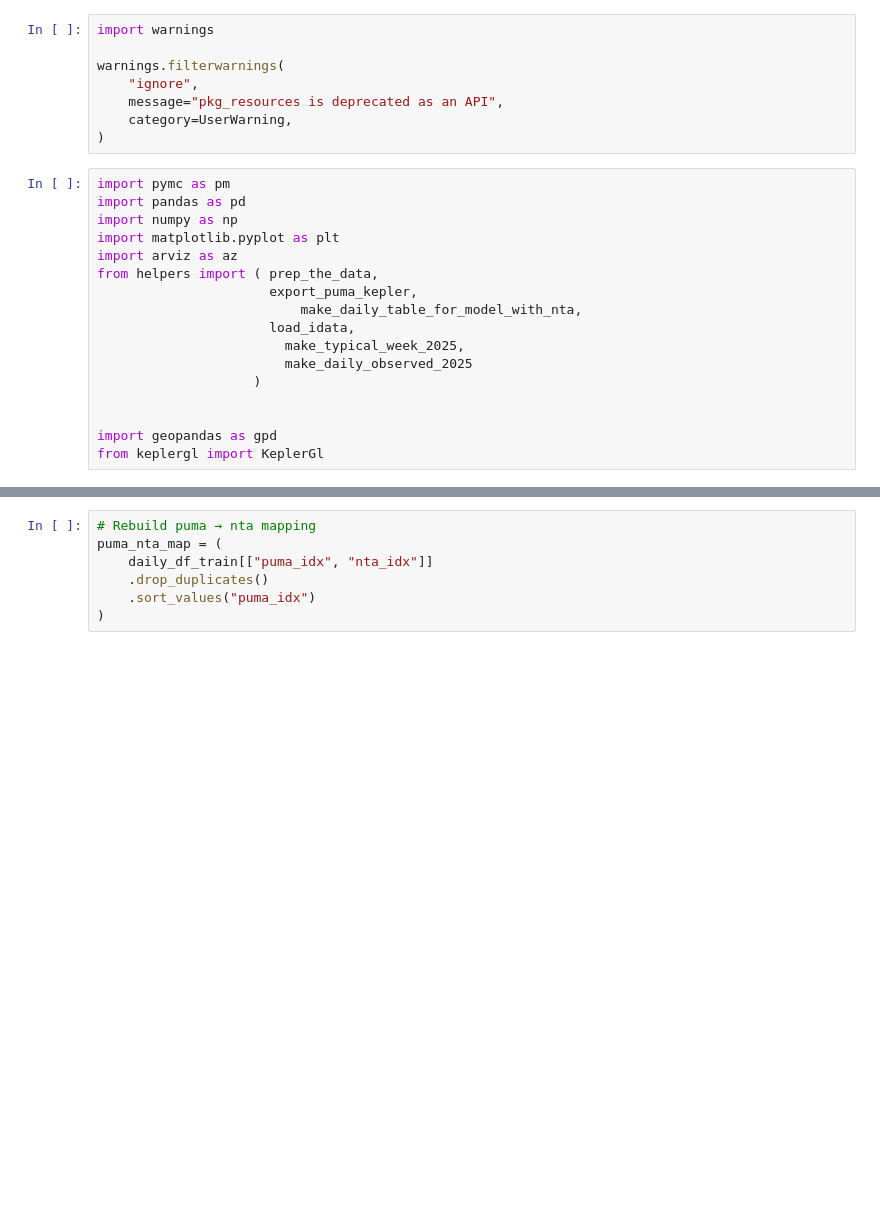
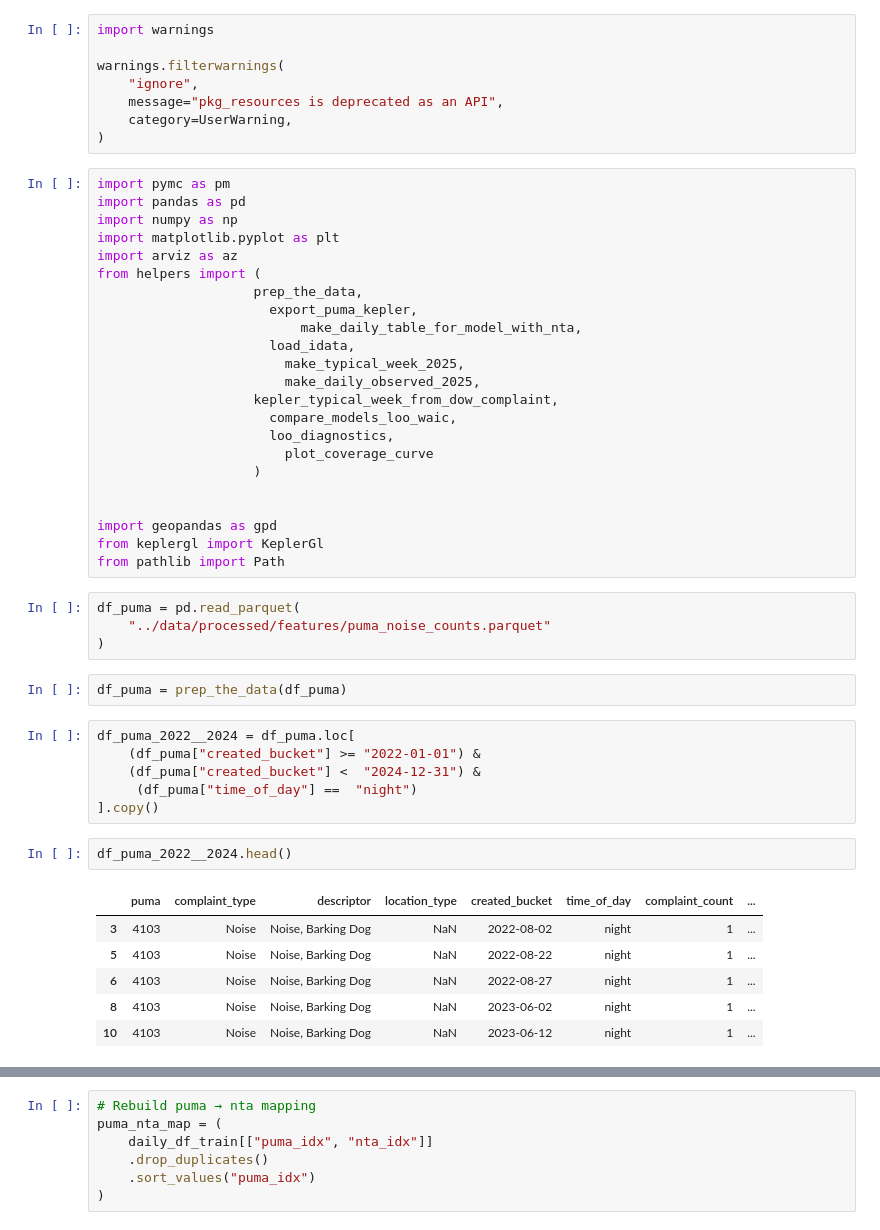
Before and after one commit to mosesmc52/nyc-311-bayesian-noise-models, a Jupyter notebook: notebooks/5_testing_predictions_on_2025.ipynb, the cells around one changed output, grey strips where cells are left out. Saved outputs shown, nothing was run; the diff lists cells and outputs as text; blank space fills up the shorter version.

```diff
--- a/notebooks/5_testing_predictions_on_2025.ipynb
+++ b/notebooks/5_testing_predictions_on_2025.ipynb
@@ -12,15 +12,42 @@ import pandas as pd
 import numpy as np
 import matplotlib.pyplot as plt
 import arviz as az
-from helpers import ( prep_the_data,
+from helpers import (
+                    prep_the_data,
                       export_puma_kepler,
                           make_daily_table_for_model_with_nta,
                       load_idata,
                         make_typical_week_2025,
-                        make_daily_observed_2025
+                        make_daily_observed_2025,
+                    kepler_typical_week_from_dow_complaint,
+                      compare_models_loo_waic,
+                      loo_diagnostics,
+                        plot_coverage_curve
                     )
 
 
 import geopandas as gpd
 from keplergl import KeplerGl
+from pathlib import Path
+# %%
+df_puma = pd.read_parquet(
+    "../data/processed/features/puma_noise_counts.parquet"
+)
+# %%
+df_puma = prep_the_data(df_puma)
+# %%
+df_puma_2022__2024 = df_puma.loc[
+    (df_puma["created_bucket"] >= "2022-01-01") &
+    (df_puma["created_bucket"] <  "2024-12-31") &
+     (df_puma["time_of_day"] ==  "night")
+].copy()
+# %%
+df_puma_2022__2024.head()
+# %% [output]
+|  | puma | complaint_type | descriptor | location_type | created_bucket | time_of_day | complaint_count | ... |
+| 3 | 4103 | Noise | Noise, Barking Dog | NaN | 2022-08-02 | night | 1 | ... |
+| 5 | 4103 | Noise | Noise, Barking Dog | NaN | 2022-08-22 | night | 1 | ... |
+| 6 | 4103 | Noise | Noise, Barking Dog | NaN | 2022-08-27 | night | 1 | ... |
+| 8 | 4103 | Noise | Noise, Barking Dog | NaN | 2023-06-02 | night | 1 | ... |
+| 10 | 4103 | Noise | Noise, Barking Dog | NaN | 2023-06-12 | night | 1 | ... |
 # %%
```
Also changed, not shown: parts of 30 cells of this notebook, 3 other files.
